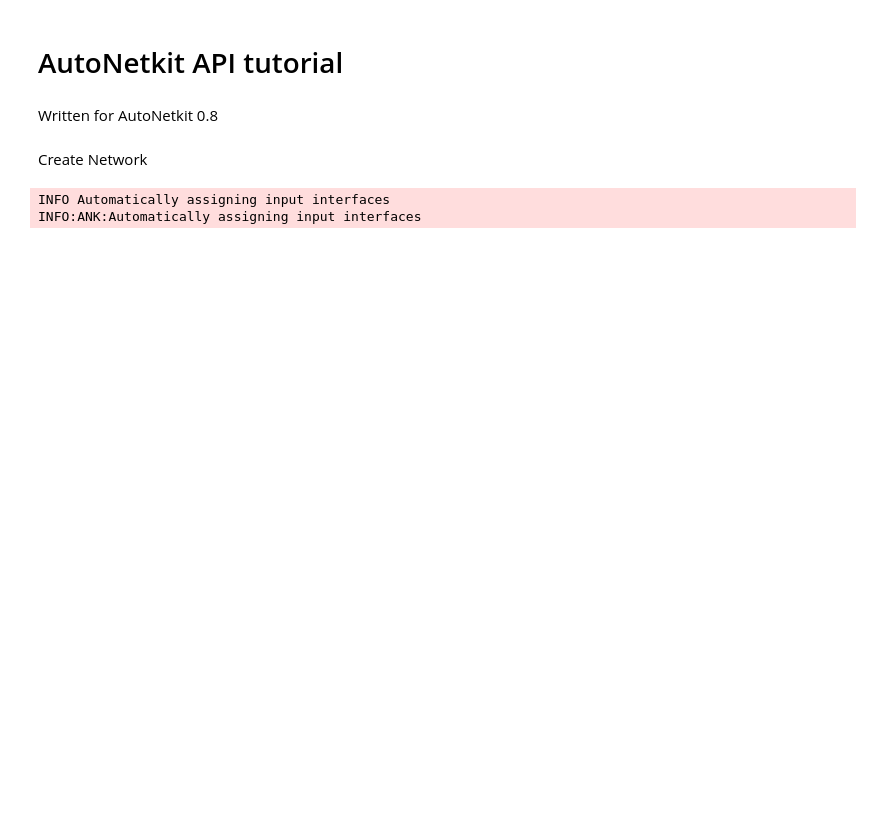
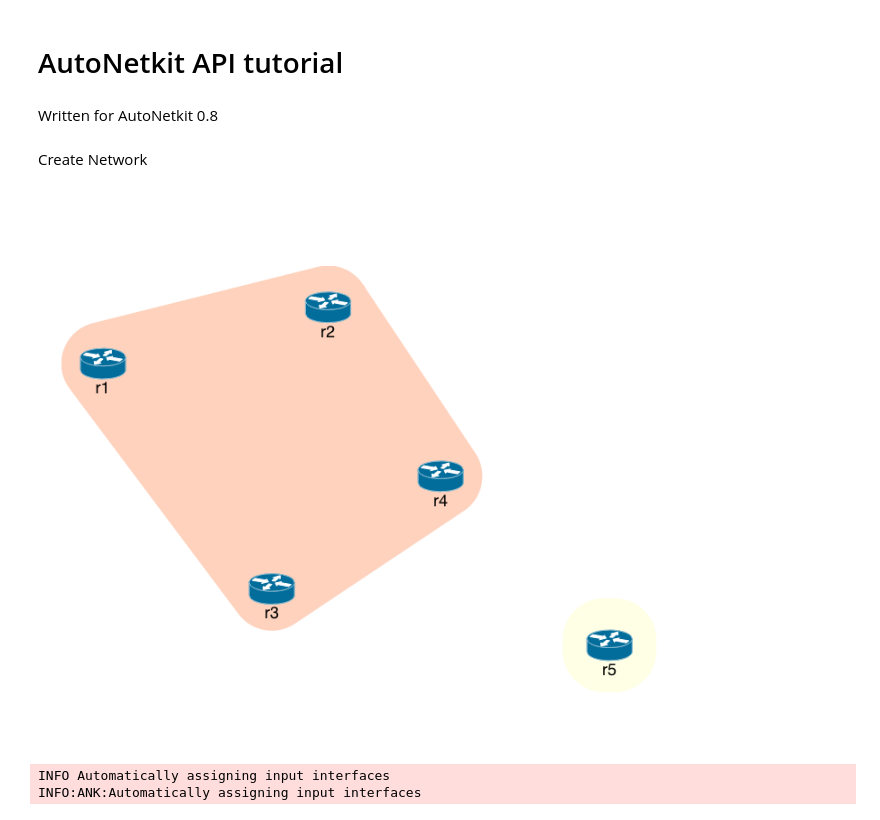
Before and after one commit to sk2/autonetkit, a Jupyter notebook: tutorial/extending.ipynb, the cells around one changed output. Drawn from its saved outputs; the diff is of its cells as text; code cells hidden in the pictures; blank space fills up the shorter version.

Commit message:
add images

```diff
--- a/tutorial/extending.ipynb
+++ b/tutorial/extending.ipynb
@@ -25,6 +25,13 @@ for n in g_in:
     n.x, n.y = positions[n]
 
 autonetkit.update_http(anm)
+# %%
+from IPython.display import Image
+from autonetkit_vis.notebook import screenshot
+
+Image(screenshot("input"), width=400, height=300)
+# %% [output]
+[figure, added]
 # %%
 edges = [("r1", "r2"), ("r2", "r4"), ("r1", "r3"),
          ("r3", "r4"), ("r3", "r5"), ("r4", "r5")]
```
Also changed, not shown: parts of 10 cells of this notebook, 1 other file.
